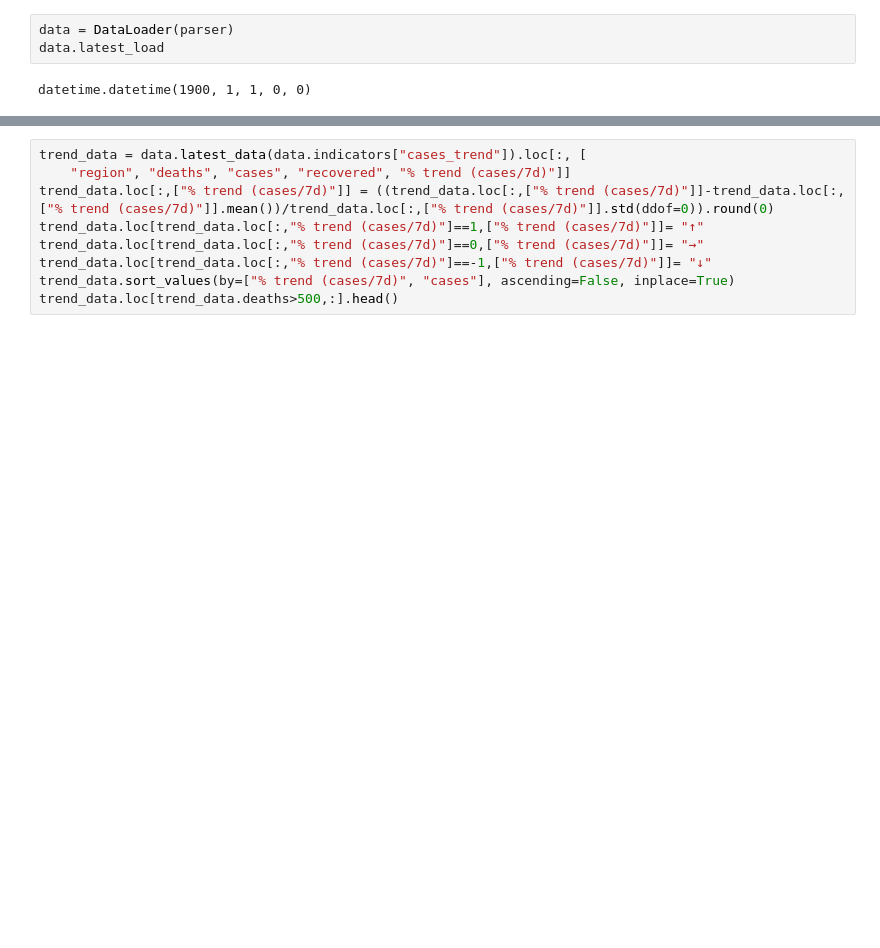
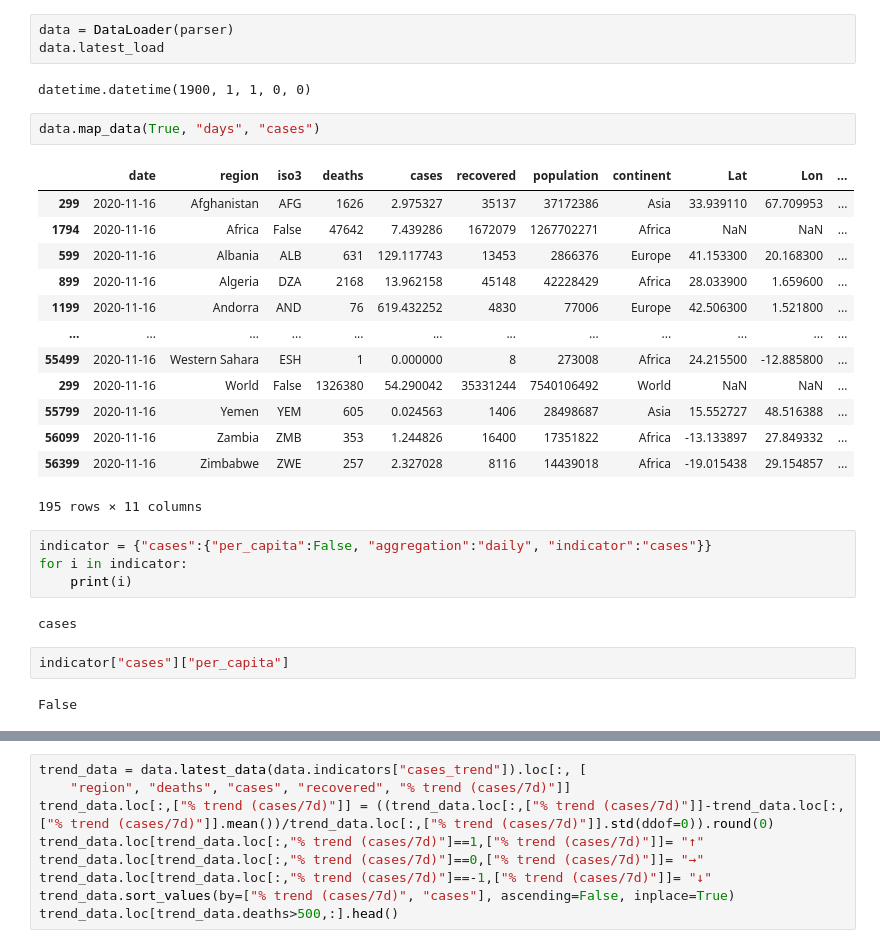
Before and after one commit to ditori1976/covid_app, a Jupyter notebook: notebooks/DataLoader.ipynb, the cells around one changed output, grey strips where cells are left out. Cells and saved outputs as stored; diff of their text form; blank space fills up the shorter version.

```diff
--- a/notebooks/DataLoader.ipynb
+++ b/notebooks/DataLoader.ipynb
@@ -31,3 +34,29 @@ data = DataLoader(parser)
 data.latest_load
 # %% [output]
 datetime.datetime(1900, 1, 1, 0, 0)
+# %%
+data.map_data(True, "days", "cases")
+# %% [output]
+|  | date | region | iso3 | deaths | cases | recovered | population | continent | Lat | Lon | ... |
+| 299 | 2020-11-16 | Afghanistan | AFG | 1626 | 2.975327 | 35137 | 37172386 | Asia | 33.939110 | 67.709953 | ... |
+| 1794 | 2020-11-16 | Africa | False | 47642 | 7.439286 | 1672079 | 1267702271 | Africa | NaN | NaN | ... |
+| 599 | 2020-11-16 | Albania | ALB | 631 | 129.117743 | 13453 | 2866376 | Europe | 41.153300 | 20.168300 | ... |
+| 899 | 2020-11-16 | Algeria | DZA | 2168 | 13.962158 | 45148 | 42228429 | Africa | 28.033900 | 1.659600 | ... |
+| 1199 | 2020-11-16 | Andorra | AND | 76 | 619.432252 | 4830 | 77006 | Europe | 42.506300 | 1.521800 | ... |
+| ... | ... | ... | ... | ... | ... | ... | ... | ... | ... | ... | ... |
+| 55499 | 2020-11-16 | Western Sahara | ESH | 1 | 0.000000 | 8 | 273008 | Africa | 24.215500 | -12.885800 | ... |
+| 299 | 2020-11-16 | World | False | 1326380 | 54.290042 | 35331244 | 7540106492 | World | NaN | NaN | ... |
+| 55799 | 2020-11-16 | Yemen | YEM | 605 | 0.024563 | 1406 | 28498687 | Asia | 15.552727 | 48.516388 | ... |
+| 56099 | 2020-11-16 | Zambia | ZMB | 353 | 1.244826 | 16400 | 17351822 | Africa | -13.133897 | 27.849332 | ... |
+| 56399 | 2020-11-16 | Zimbabwe | ZWE | 257 | 2.327028 | 8116 | 14439018 | Africa | -19.015438 | 29.154857 | ... |
+195 rows × 11 columns
+# %%
+indicator = {"cases":{"per_capita":False, "aggregation":"daily", "indicator":"cases"}}
+for i in indicator:
+    print(i)
+# %% [output]
+cases
+# %%
+indicator["cases"]["per_capita"]
+# %% [output]
+False
```
Also changed, not shown: parts of 4 cells of this notebook, 3 other files.
